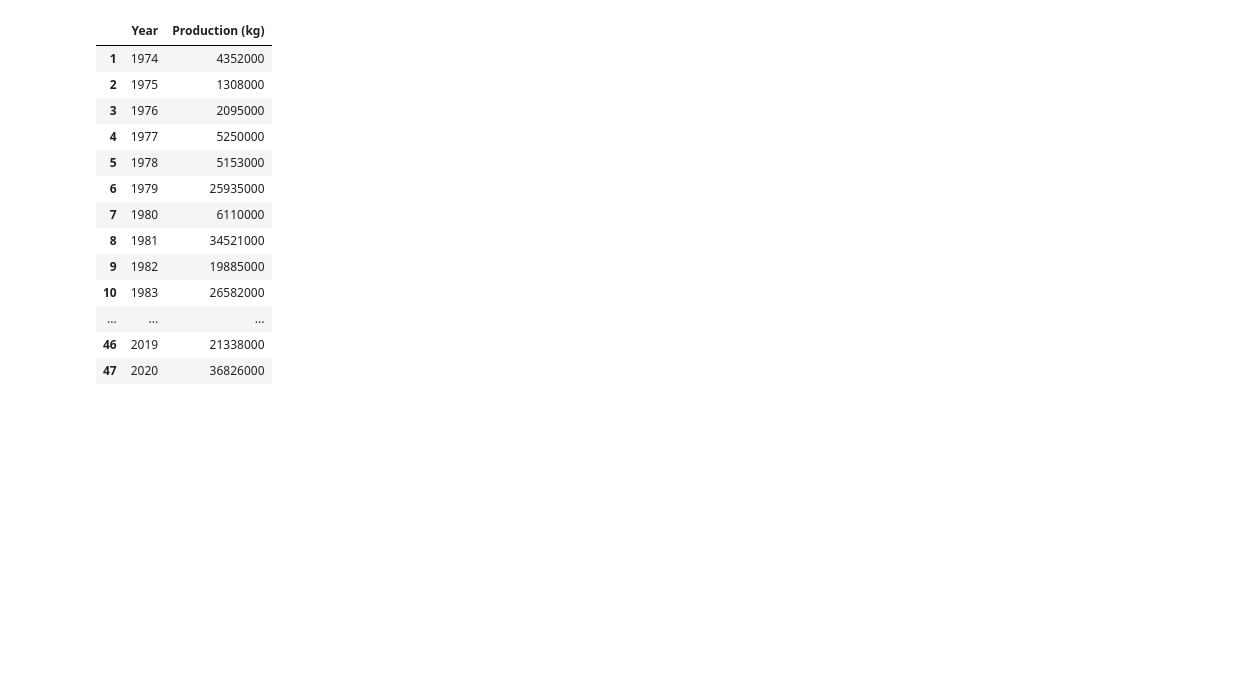
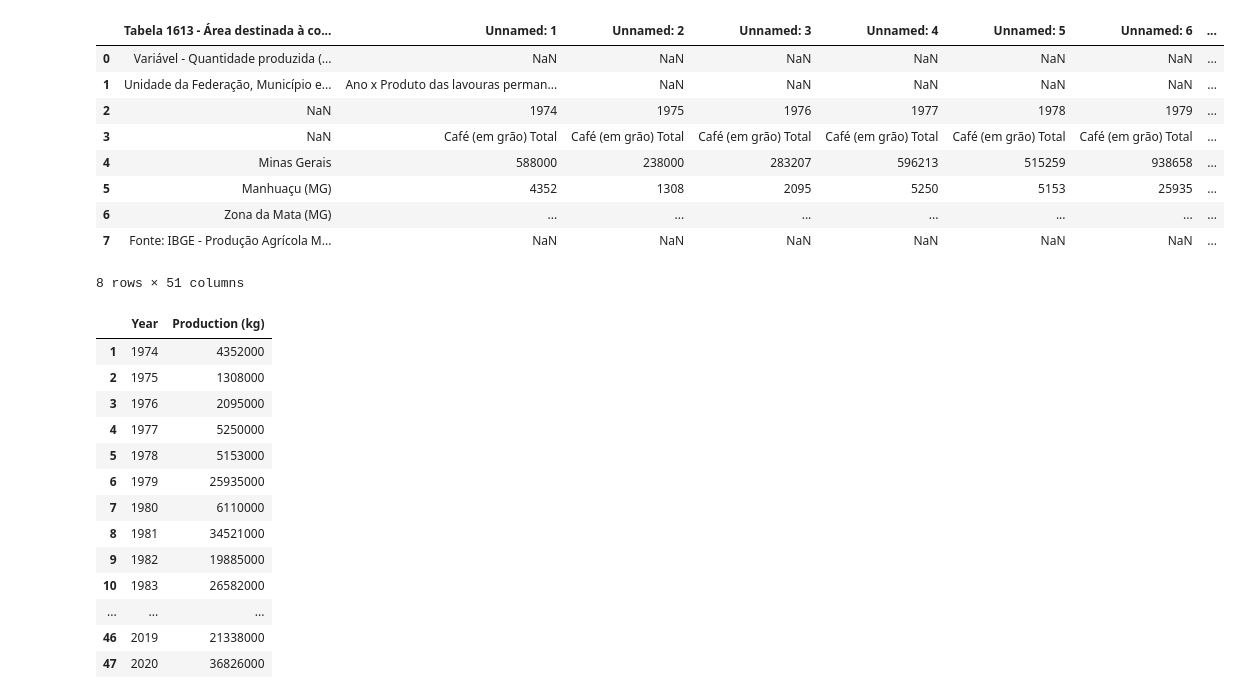
Before and after one commit to luisfuturist/ec-ingredion-3, a Jupyter notebook: scripts/extract-analysis-data.ipynb, the cells around one changed output. Drawn from its saved outputs; the diff is of its cells as text; code cells hidden in the pictures; blank space fills up the shorter version.

```diff
--- a/scripts/prepare-data.ipynb
+++ b/scripts/extract-analysis-data.ipynb
@@ -1,6 +1,23 @@
 # %%
 import pandas as pd
 # %%
-PRODUTIVITY_PATH = "../data/SIDRA/tabela1613.xlsx"
+SIDRA_PATH = "../data/SIDRA/tabela1613.xlsx"
 NDVI_PATH = "../data/GOOGLE_EARTH_ENGINE/ndvi_manhuacu.csv"
+# %%
+prod_df = pd.read_excel(
+    SIDRA_PATH,
+    sheet_name="Quantidade produzida (Tonela..."
+)
+prod_df
+# %% [output]
+|  | Tabela 1613 - Área destinada à co... | Unnamed: 1 | Unnamed: 2 | Unnamed: 3 | Unnamed: 4 | Unnamed: 5 | Unnamed: 6 | ... |
+| 0 | Variável - Quantidade produzida (... | NaN | NaN | NaN | NaN | NaN | NaN | ... |
+| 1 | Unidade da Federação, Município e... | Ano x Produto das lavouras perman... | NaN | NaN | NaN | NaN | NaN | ... |
+| 2 | NaN | 1974 | 1975 | 1976 | 1977 | 1978 | 1979 | ... |
+| 3 | NaN | Café (em grão) Total | Café (em grão) Total | Café (em grão) Total | Café (em grão) Total | Café (em grão) Total | Café (em grão) Total | ... |
+| 4 | Minas Gerais | 588000 | 238000 | 283207 | 596213 | 515259 | 938658 | ... |
+| 5 | Manhuaçu (MG) | 4352 | 1308 | 2095 | 5250 | 5153 | 25935 | ... |
+| 6 | Zona da Mata (MG) | ... | ... | ... | ... | ... | ... | ... |
+| 7 | Fonte: IBGE - Produção Agrícola M... | NaN | NaN | NaN | NaN | NaN | NaN | ... |
+8 rows × 51 columns
 # %%
```
Also changed, not shown: parts of 2 cells of this notebook, 3 other files.
